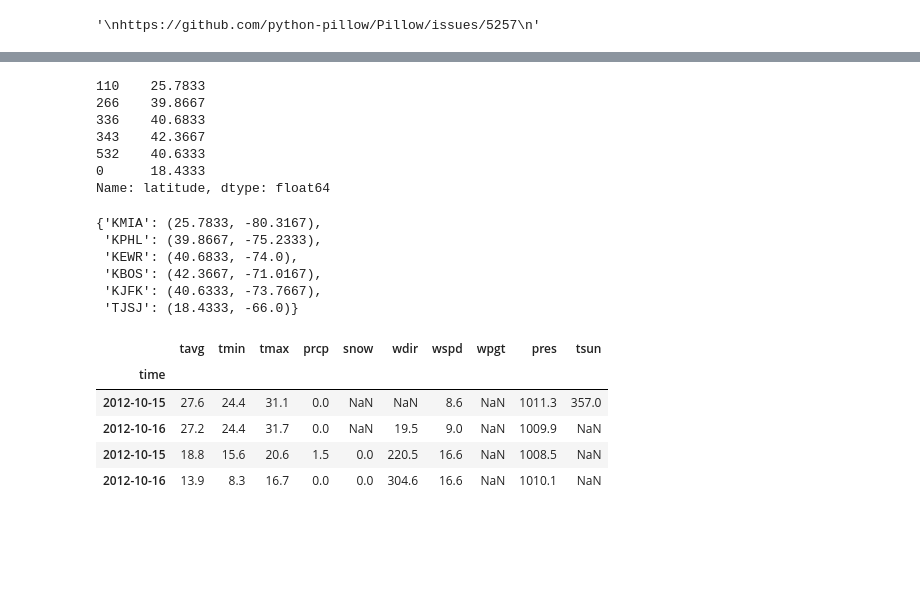
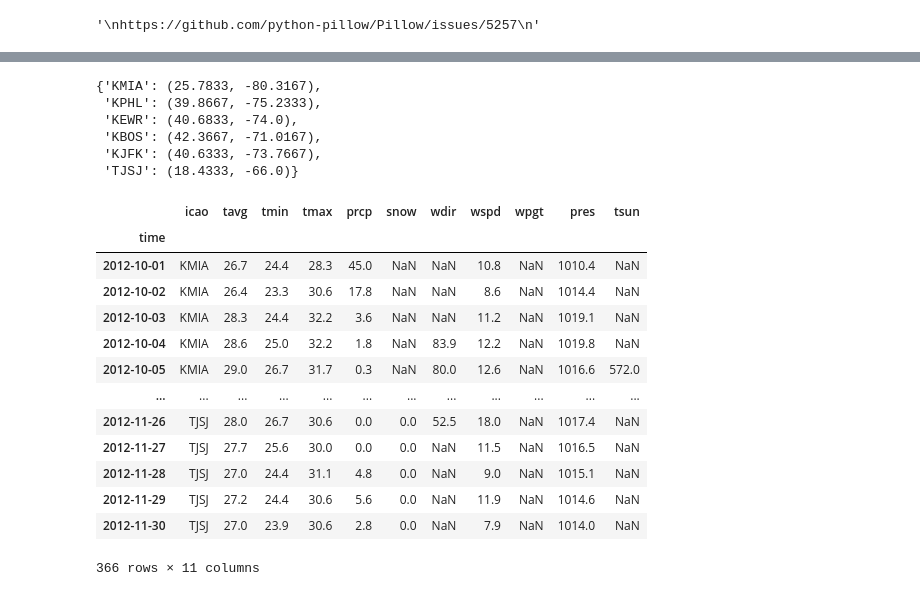
Before and after one commit to sergioserge/us-airports-project, a Jupyter notebook: us-airports-project.ipynb, the cells around one changed output, grey strips where cells are left out. Saved outputs shown, nothing was run; the diff lists cells and outputs as text; code cells hidden in the pictures; blank space fills up the shorter version.

```diff
--- a/us-airports-project.ipynb
+++ b/us-airports-project.ipynb
@@ -147,13 +98,3 @@ display(weather_stations_list)
-# %%
-weather_stations_df['latitude']
-# %% [output]
-110    25.7833
-266    39.8667
-336    40.6833
-343    42.3667
-532    40.6333
-0      18.4333
-Name: latitude, dtype: float64
 # %%
 # in order to use lat and lon values I am going to create a dictionary with:
     # key = icao
@@ -172,18 +113,24 @@ display(stations_dict)
  'KJFK': (40.6333, -73.7667),
  'TJSJ': (18.4333, -66.0)}
 # %%
-stations_dict = {'KMIA': (25.7833, -80.3167), 'KPHL': (39.8667, -75.2333)}
-start = datetime(2012, 10, 15)
-end = datetime(2012, 10, 16)
-
-api.get_weather_daily(stations_dict, start, end, 'data/weather_15_oct.csv')
+# start = datetime(2012, 10, 1)
+# end = datetime(2012, 11, 30)
+# api.get_weather_daily(stations_dict, start, end, 'data/weather_oct_nov.csv')
 # %% [output]
-|  | tavg | tmin | tmax | prcp | snow | wdir | wspd | wpgt | pres | tsun |
-| time |  |  |  |  |  |  |  |  |  |  |
-| 2012-10-15 | 27.6 | 24.4 | 31.1 | 0.0 | NaN | NaN | 8.6 | NaN | 1011.3 | 357.0 |
-| 2012-10-16 | 27.2 | 24.4 | 31.7 | 0.0 | NaN | 19.5 | 9.0 | NaN | 1009.9 | NaN |
-| 2012-10-15 | 18.8 | 15.6 | 20.6 | 1.5 | 0.0 | 220.5 | 16.6 | NaN | 1008.5 | NaN |
-| 2012-10-16 | 13.9 | 8.3 | 16.7 | 0.0 | 0.0 | 304.6 | 16.6 | NaN | 1010.1 | NaN |
+|  | icao | tavg | tmin | tmax | prcp | snow | wdir | wspd | wpgt | pres | tsun |
+| time |  |  |  |  |  |  |  |  |  |  |  |
+| 2012-10-01 | KMIA | 26.7 | 24.4 | 28.3 | 45.0 | NaN | NaN | 10.8 | NaN | 1010.4 | NaN |
+| 2012-10-02 | KMIA | 26.4 | 23.3 | 30.6 | 17.8 | NaN | NaN | 8.6 | NaN | 1014.4 | NaN |
+| 2012-10-03 | KMIA | 28.3 | 24.4 | 32.2 | 3.6 | NaN | NaN | 11.2 | NaN | 1019.1 | NaN |
+| 2012-10-04 | KMIA | 28.6 | 25.0 | 32.2 | 1.8 | NaN | 83.9 | 12.2 | NaN | 1019.8 | NaN |
+| 2012-10-05 | KMIA | 29.0 | 26.7 | 31.7 | 0.3 | NaN | 80.0 | 12.6 | NaN | 1016.6 | 572.0 |
+| ... | ... | ... | ... | ... | ... | ... | ... | ... | ... | ... | ... |
+| 2012-11-26 | TJSJ | 28.0 | 26.7 | 30.6 | 0.0 | 0.0 | 52.5 | 18.0 | NaN | 1017.4 | NaN |
+| 2012-11-27 | TJSJ | 27.7 | 25.6 | 30.0 | 0.0 | 0.0 | NaN | 11.5 | NaN | 1016.5 | NaN |
+| 2012-11-28 | TJSJ | 27.0 | 24.4 | 31.1 | 4.8 | 0.0 | NaN | 9.0 | NaN | 1015.1 | NaN |
+| 2012-11-29 | TJSJ | 27.2 | 24.4 | 30.6 | 5.6 | 0.0 | NaN | 11.9 | NaN | 1014.6 | NaN |
+| 2012-11-30 | TJSJ | 27.0 | 23.9 | 30.6 | 2.8 | 0.0 | NaN | 7.9 | NaN | 1014.0 | NaN |
+366 rows × 11 columns
 # %%
 # Code	Meaning
 # TEMP	Air Temperature
```
Also changed, not shown: parts of 19 cells of this notebook, 2 other files.
